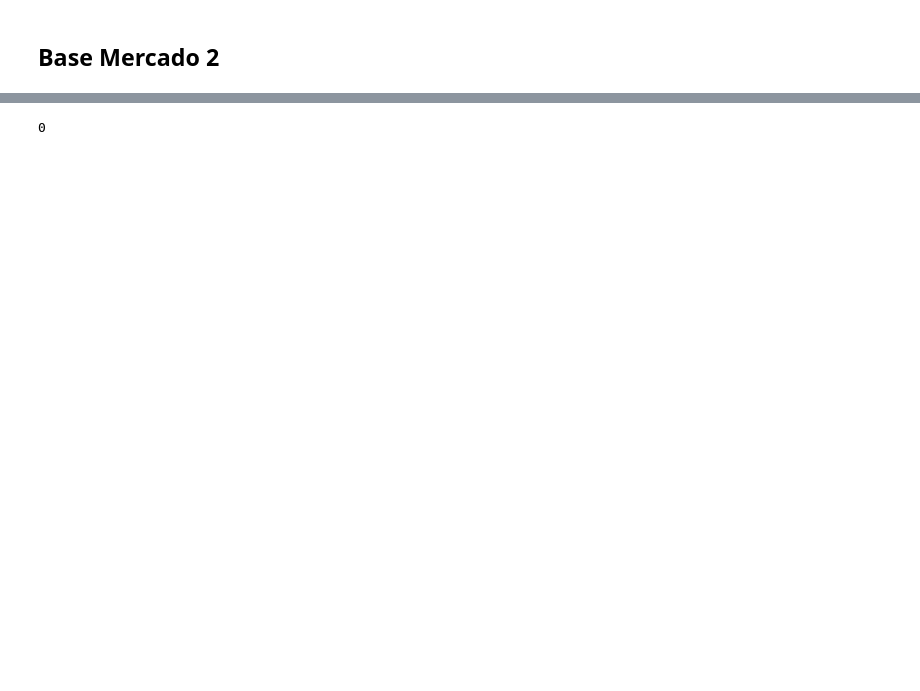
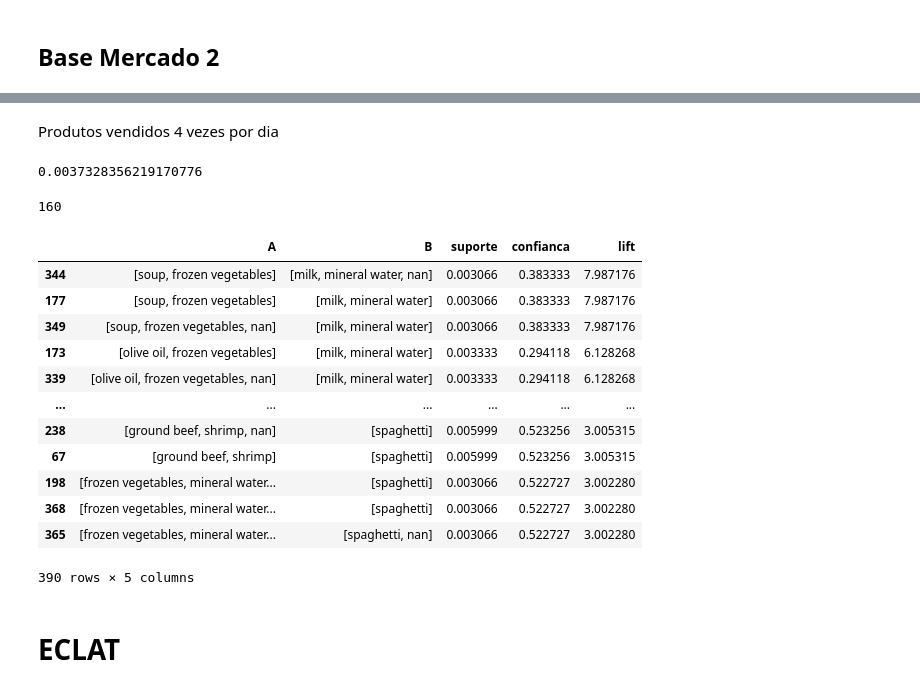
Before and after one commit to WES404/Machine_Learning_udemy, a Jupyter notebook: ML_UDEMY_Associacao.ipynb, the cells around one changed output, grey strips where cells are left out. Saved outputs shown, nothing was run; the diff lists cells and outputs as text; code cells hidden in the pictures; blank space fills up the shorter version.

```diff
--- a/ML_UDEMY_Associacao.ipynb
+++ b/ML_UDEMY_Associacao.ipynb
@@ -113,12 +105,53 @@ transacoes2 = []
 for i in range(mercado2.shape[0]):
 
   transacoes2.append([str(mercado2.values[i, j]) for j in range(mercado2.shape[1])])
+# %% [markdown]
+Produtos vendidos 4 vezes por dia
+# %%
+(4 * 7) / 7501
+# %% [output]
+0.0037328356219170776
 # %%
 regras2 = apriori(transacoes2,
-                  min_support = 0.03,
-                  min_confidence = 0.8,
-                  min_lift = 2)
+                  min_support = 0.003,
+                  min_confidence = 0.2,
+                  min_lift = 3)
 resultados = list(regras2)
 len(resultados)
 # %% [output]
-0
+160
+# %%
+A, B = [], []
+suporte, confianca, lift = [], [], []
+
+for resultado in resultados:
+  s = resultado[1]
+
+  result_rules = resultado[2]
+
+  for result_rule in result_rules:
+
+    A.append(list(result_rule[0]))
+    B.append(list(result_rule[1]))
+    suporte.append(s)
+    confianca.append(result_rule[2])
+    lift.append(result_rule[3])
+# %%
+rules_df = pd.DataFrame({'A': A, 'B': B, 'suporte': suporte, 'confianca': confianca, 'lift': lift})
+rules_df.sort_values(by = 'lift', ascending = False)
+# %% [output]
+|  | A | B | suporte | confianca | lift |
+| 344 | [soup, frozen vegetables] | [milk, mineral water, nan] | 0.003066 | 0.383333 | 7.987176 |
+| 177 | [soup, frozen vegetables] | [milk, mineral water] | 0.003066 | 0.383333 | 7.987176 |
+| 349 | [soup, frozen vegetables, nan] | [milk, mineral water] | 0.003066 | 0.383333 | 7.987176 |
+| 173 | [olive oil, frozen vegetables] | [milk, mineral water] | 0.003333 | 0.294118 | 6.128268 |
+| 339 | [olive oil, frozen vegetables, nan] | [milk, mineral water] | 0.003333 | 0.294118 | 6.128268 |
+| ... | ... | ... | ... | ... | ... |
+| 238 | [ground beef, shrimp, nan] | [spaghetti] | 0.005999 | 0.523256 | 3.005315 |
+| 67 | [ground beef, shrimp] | [spaghetti] | 0.005999 | 0.523256 | 3.005315 |
+| 198 | [frozen vegetables, mineral water... | [spaghetti] | 0.003066 | 0.522727 | 3.002280 |
+| 368 | [frozen vegetables, mineral water... | [spaghetti] | 0.003066 | 0.522727 | 3.002280 |
+| 365 | [frozen vegetables, mineral water... | [spaghetti, nan] | 0.003066 | 0.522727 | 3.002280 |
+390 rows × 5 columns
+# %% [markdown]
+# ECLAT
```
Also changed, not shown: parts of 12 cells of this notebook.
